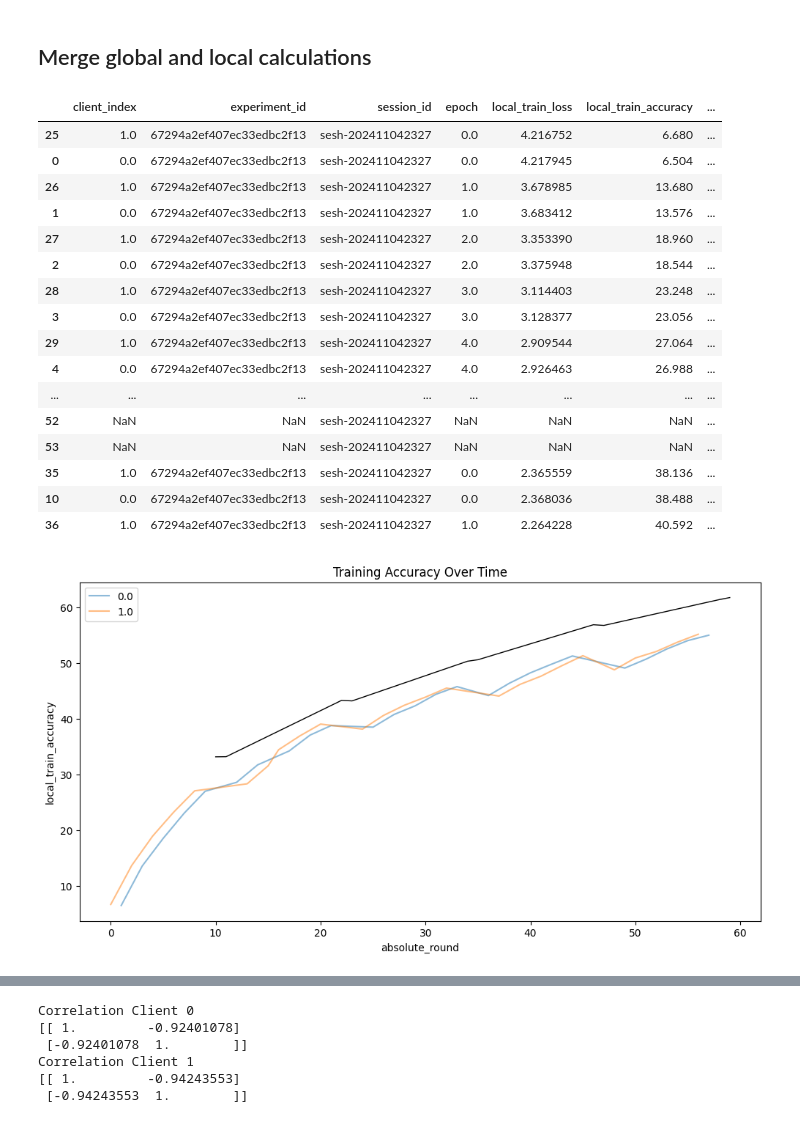
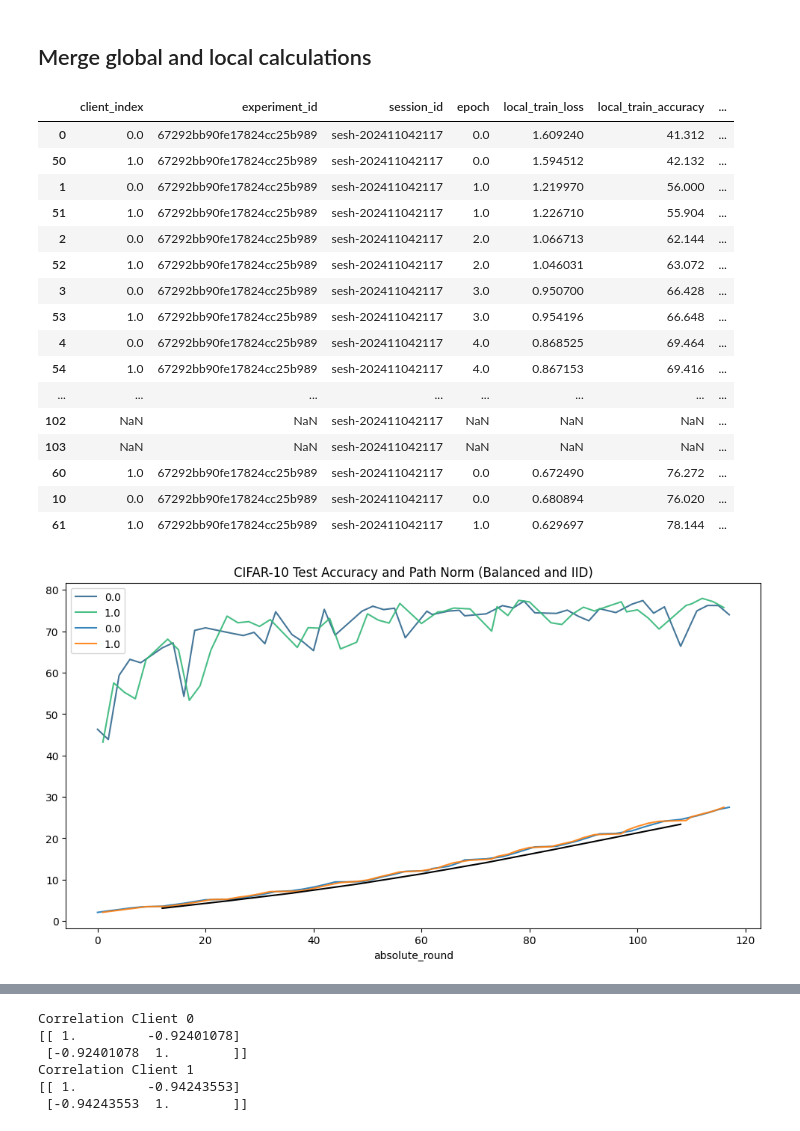
Before and after one commit to vaughankraska/fedland, a Jupyter notebook: scripts/quick_plots.ipynb, the cells around one changed output, grey strips where cells are left out. Saved outputs shown, nothing was run; the diff lists cells and outputs as text; code cells hidden in the pictures.

Commit message:
quick look at accuracy for cifar 10
salman asked about the accuracy for cifar 10 so I edited the plot really
quick to show it

```diff
--- a/scripts/quick_plots.ipynb
+++ b/scripts/quick_plots.ipynb
@@ -12,15 +12,16 @@ from fedland.database_models.experiment import experiment_store, Experiment
 
 # EXPERIMENT_ID = "672348e0b5b58473e1bba6aa"  # Balanced classes (not specified)
 # EXPERIMENT_ID = "672350dd69ff8d1c3163f36a"  # Balanced classes
-EXPERIMENT_ID = "67288510cbeefa48e7882390"  # Balanced classes (No seed, fixed indexes)
+# EXPERIMENT_ID = "67288510cbeefa48e7882390"  # Balanced classes (No seed, fixed indexes)
 # EXPERIMENT_ID = "6723576ce286058bcd2e5f5c"  # Imablanced
 # EXPERIMENT_ID = "67286f34ddffa7950c8c8fd0"  # Imablanced (No seed)
 # EXPERIMENT_ID = "67287eb68822ce8b7edca18c"  # Imablanced (No seed, fixed indexes)
 # EXPERIMENT_ID = "67235cb4e286058bcd2e5f5d"  # Offsetting
 # EXPERIMENT_ID = "672380095dc2f66ef4e6ff0b"    # 3 clients Imabalance
 
-# EXPERIMENT_ID = "67292bb90fe17824cc25b989"    # CIFAR-10 TEST
-EXPERIMENT_ID = "67294a2ef407ec33edbc2f13"    # CIFAR-100 TEST
+EXPERIMENT_ID = "67292bb90fe17824cc25b989"    # CIFAR-10 TEST
+# EXPERIMENT_ID = "67294a2ef407ec33edbc2f13"    # CIFAR-100 TEST
+# EXPERIMENT_ID = "6729e9ec280a81c198affa11"    # CIFAR-100 TEST (30 rounds)
 
 FEDN_URL = "localhost"
 FEDN_PORT = 8092
@@ -118,6 +119,7 @@ def plot_path_norm_analysis(merged_df: pd.DataFrame, figsize: tuple = (15, 12))
     fig, (ax1, ax2, ax3) = plt.subplots(3, 1, figsize=figsize)
     local_data = merged_df[merged_df['round_type'] == 'local'].copy()
     global_data = merged_df[merged_df['round_type'] == 'global'].copy()
+    global_data = global_data.drop_duplicates(subset=['global_path_norm'])
 
     # Calculate percent changes for each client
     for client in local_data['client_index'].unique():
@@ -316,34 +321,44 @@ merged_df = merge_federated_rounds(df_balanced, df_validations)
 merged_df.head(27)
 # %% [output]
 |  | client_index | experiment_id | session_id | epoch | local_train_loss | local_train_accuracy | ... |
-| 25 | 1.0 | 67294a2ef407ec33edbc2f13 | sesh-202411042327 | 0.0 | 4.216752 | 6.680 | ... |
-| 0 | 0.0 | 67294a2ef407ec33edbc2f13 | sesh-202411042327 | 0.0 | 4.217945 | 6.504 | ... |
-| 26 | 1.0 | 67294a2ef407ec33edbc2f13 | sesh-202411042327 | 1.0 | 3.678985 | 13.680 | ... |
-| 1 | 0.0 | 67294a2ef407ec33edbc2f13 | sesh-202411042327 | 1.0 | 3.683412 | 13.576 | ... |
-| 27 | 1.0 | 67294a2ef407ec33edbc2f13 | sesh-202411042327 | 2.0 | 3.353390 | 18.960 | ... |
-| 2 | 0.0 | 67294a2ef407ec33edbc2f13 | sesh-202411042327 | 2.0 | 3.375948 | 18.544 | ... |
-| 28 | 1.0 | 67294a2ef407ec33edbc2f13 | sesh-202411042327 | 3.0 | 3.114403 | 23.248 | ... |
-| 3 | 0.0 | 67294a2ef407ec33edbc2f13 | sesh-202411042327 | 3.0 | 3.128377 | 23.056 | ... |
-| 29 | 1.0 | 67294a2ef407ec33edbc2f13 | sesh-202411042327 | 4.0 | 2.909544 | 27.064 | ... |
-| 4 | 0.0 | 67294a2ef407ec33edbc2f13 | sesh-202411042327 | 4.0 | 2.926463 | 26.988 | ... |
+| 0 | 0.0 | 67292bb90fe17824cc25b989 | sesh-202411042117 | 0.0 | 1.609240 | 41.312 | ... |
+| 50 | 1.0 | 67292bb90fe17824cc25b989 | sesh-202411042117 | 0.0 | 1.594512 | 42.132 | ... |
+| 1 | 0.0 | 67292bb90fe17824cc25b989 | sesh-202411042117 | 1.0 | 1.219970 | 56.000 | ... |
+| 51 | 1.0 | 67292bb90fe17824cc25b989 | sesh-202411042117 | 1.0 | 1.226710 | 55.904 | ... |
+| 2 | 0.0 | 67292bb90fe17824cc25b989 | sesh-202411042117 | 2.0 | 1.066713 | 62.144 | ... |
+| 52 | 1.0 | 67292bb90fe17824cc25b989 | sesh-202411042117 | 2.0 | 1.046031 | 63.072 | ... |
+| 3 | 0.0 | 67292bb90fe17824cc25b989 | sesh-202411042117 | 3.0 | 0.950700 | 66.428 | ... |
+| 53 | 1.0 | 67292bb90fe17824cc25b989 | sesh-202411042117 | 3.0 | 0.954196 | 66.648 | ... |
+| 4 | 0.0 | 67292bb90fe17824cc25b989 | sesh-202411042117 | 4.0 | 0.868525 | 69.464 | ... |
+| 54 | 1.0 | 67292bb90fe17824cc25b989 | sesh-202411042117 | 4.0 | 0.867153 | 69.416 | ... |
 | ... | ... | ... | ... | ... | ... | ... | ... |
-| 52 | NaN | NaN | sesh-202411042327 | NaN | NaN | NaN | ... |
-| 53 | NaN | NaN | sesh-202411042327 | NaN | NaN | NaN | ... |
-| 35 | 1.0 | 67294a2ef407ec33edbc2f13 | sesh-202411042327 | 0.0 | 2.365559 | 38.136 | ... |
-| 10 | 0.0 | 67294a2ef407ec33edbc2f13 | sesh-202411042327 | 0.0 | 2.368036 | 38.488 | ... |
-| 36 | 1.0 | 67294a2ef407ec33edbc2f13 | sesh-202411042327 | 1.0 | 2.264228 | 40.592 | ... |
+| 102 | NaN | NaN | sesh-202411042117 | NaN | NaN | NaN | ... |
+| 103 | NaN | NaN | sesh-202411042117 | NaN | NaN | NaN | ... |
+| 60 | 1.0 | 67292bb90fe17824cc25b989 | sesh-202411042117 | 0.0 | 0.672490 | 76.272 | ... |
+| 10 | 0.0 | 67292bb90fe17824cc25b989 | sesh-202411042117 | 0.0 | 0.680894 | 76.020 | ... |
+| 61 | 1.0 | 67292bb90fe17824cc25b989 | sesh-202411042117 | 1.0 | 0.629697 | 78.144 | ... |
 # %%
 plt.figure(figsize=(12, 6))
+# sns.lineplot(data=merged_df[merged_df['round_type'] == 'local'],
+#              x='absolute_round', y='local_train_accuracy',
+#              hue='client_index', alpha=0.5)
 sns.lineplot(data=merged_df[merged_df['round_type'] == 'local'],
-             x='absolute_round', y='local_train_accuracy',
-             hue='client_index', alpha=0.5)
-sns.lineplot(data=merged_df[merged_df['round_type'] == 'global'],
-             x='absolute_round', y='global_train_accuracy',
-             color='black', linewidth=1)
-plt.title('Training Accuracy Over Time')
+             x='absolute_round', y='local_test_accuracy',
+             hue='client_index', alpha=0.9, palette="viridis")
+sns.lineplot(data=merged_df[merged_df['round_type'] == 'local'],
+             x='absolute_round', y='local_path_norm',
+             hue='client_index', alpha=0.9)
+sns.lineplot(data=merged_df[merged_df['round_type'] == 'local'].drop_duplicates(subset=['global_path_norm']),
+             x='absolute_round', y='global_path_norm',
+             color="black")
+# sns.lineplot(data=merged_df[merged_df['round_type'] == 'global'],
+#              x='absolute_round', y='global_train_accuracy',
+#              color='black', linewidth=1)
+plt.title('CIFAR-10 Test Accuracy and Path Norm (Balanced and IID)')
+plt.ylabel("")
 plt.show()
 # %% [output]
-[figure, old version]
+[figure, new version]
 # %%
 plt.figure(figsize=(12, 6))
 sns.lineplot(data=merged_df[merged_df['round_type'] == 'local'],
```
Also changed, not shown: parts of 7 cells of this notebook, 2 other files.
